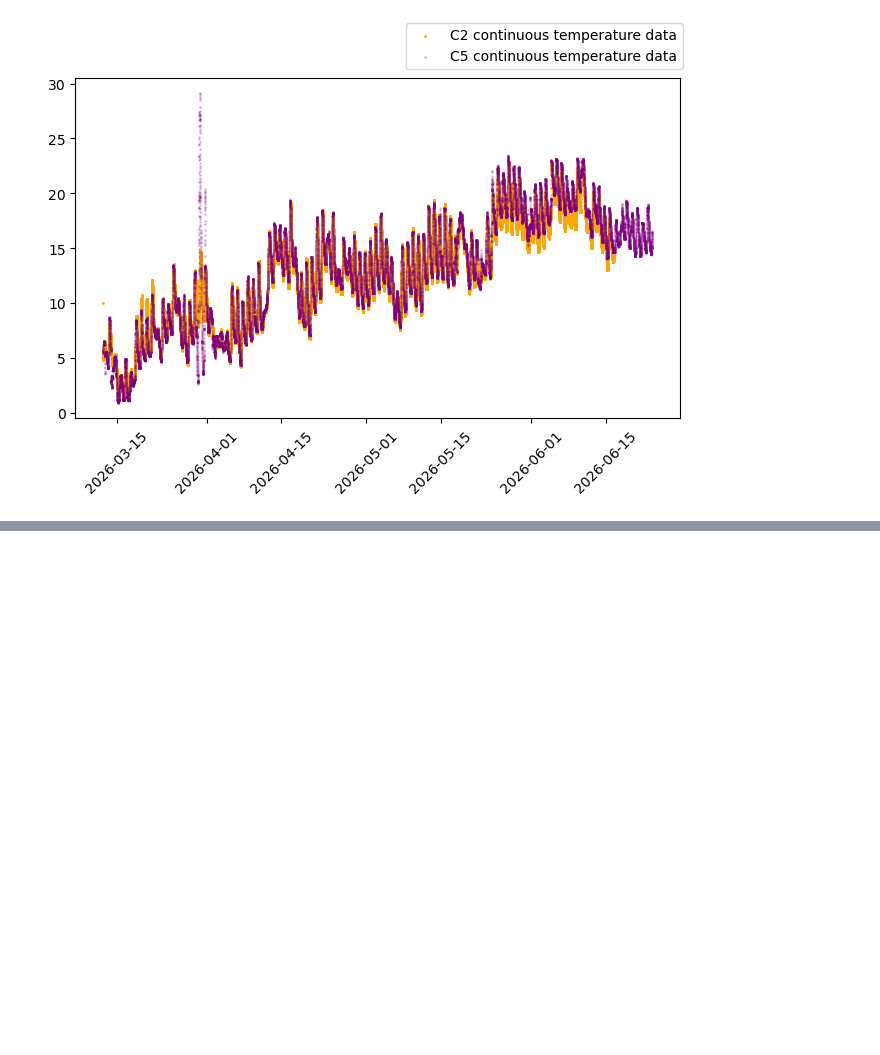
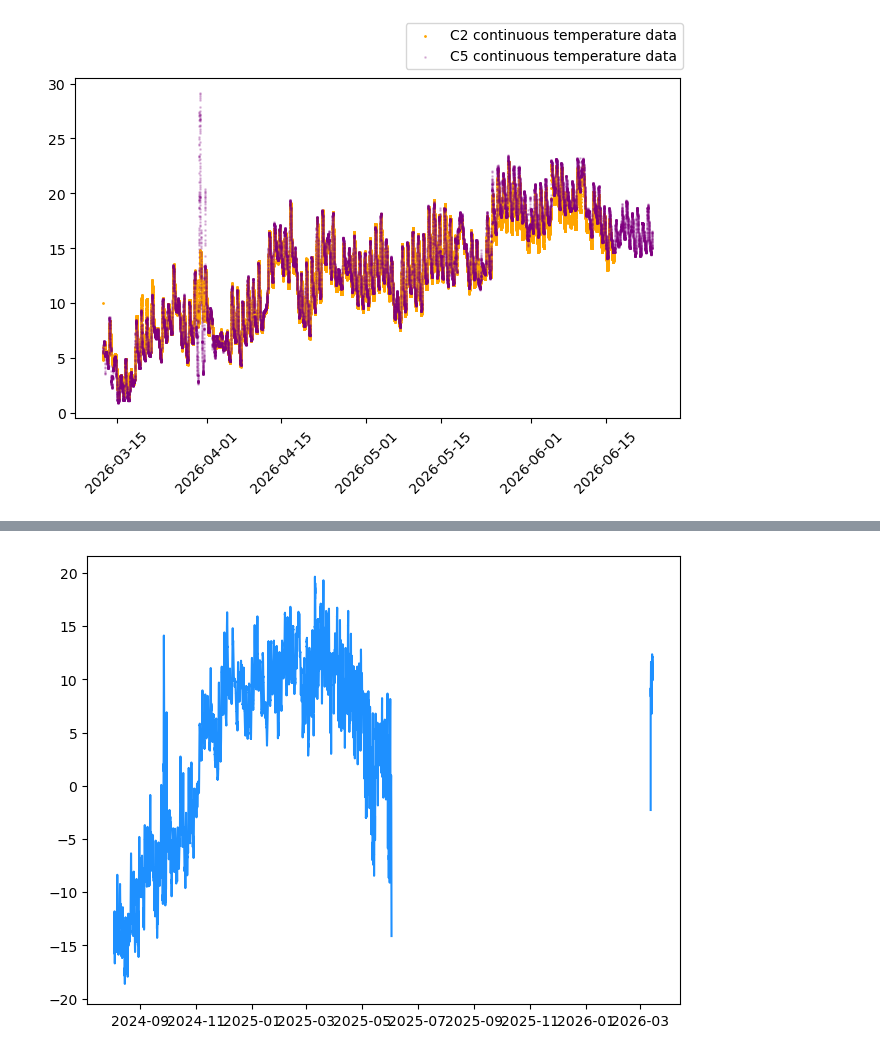
Before and after one commit to sauron-245/summer_26, a Jupyter notebook: summer 2026/CreeksBell2026.ipynb, the cells around one changed output, grey strips where cells are left out. Drawn from its saved outputs; the diff is of its cells as text; code cells hidden in the pictures; blank space fills up the shorter version.

```diff
--- a/summer 2026/CreeksBell2026.ipynb
+++ b/summer 2026/CreeksBell2026.ipynb
@@ -110,3 +124,6 @@ fig.legend(loc='outside upper right')
 plt.show;
 # %% [output]
 [figure]
+# %%
+C1filteredhobo = C1filteredhobo.drop(np.arange(1, 29104))
+C1filteredhobo
@@ -112,0 +158,11 @@ plt.show;
+# %%
+#making a new dataframe to see the difference in temperature between C1 and C5
+diffdf = (C5filteredhobo - C1filteredhobo)
+# %%
+fig, ax = plt.subplots(layout = 'constrained')
+
+plt.plot(C1hobodfdate, diffdf, color = 'dodgerblue', label = 'difference in temp between C5 and C1')
+
+plt.show()
+# %% [output]
+[figure, added]
```
Also changed, not shown: parts of 4 cells of this notebook, 10 other files.
